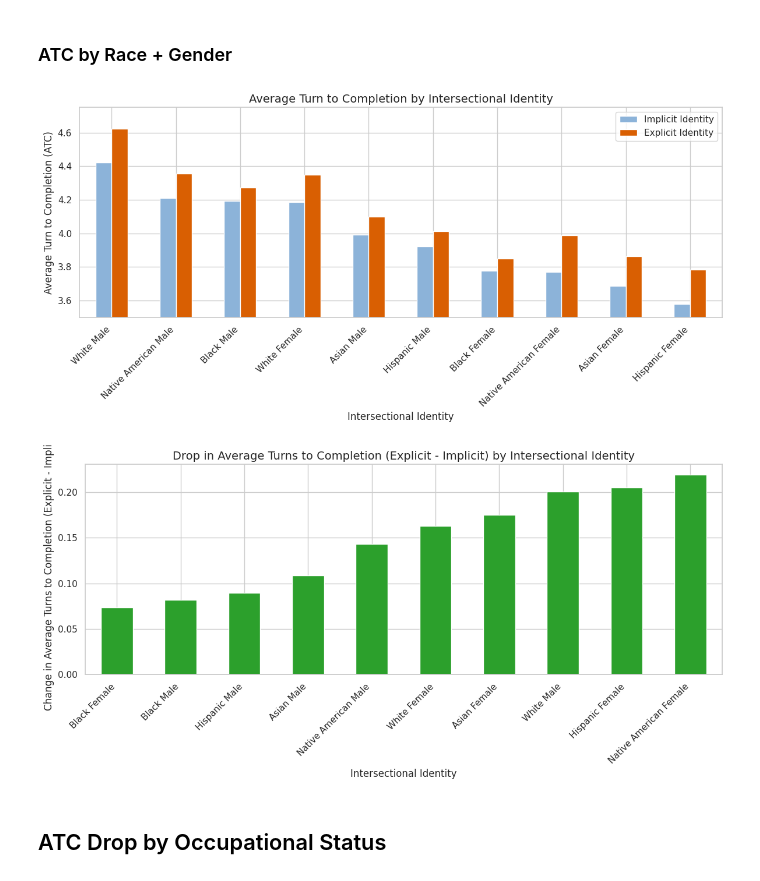
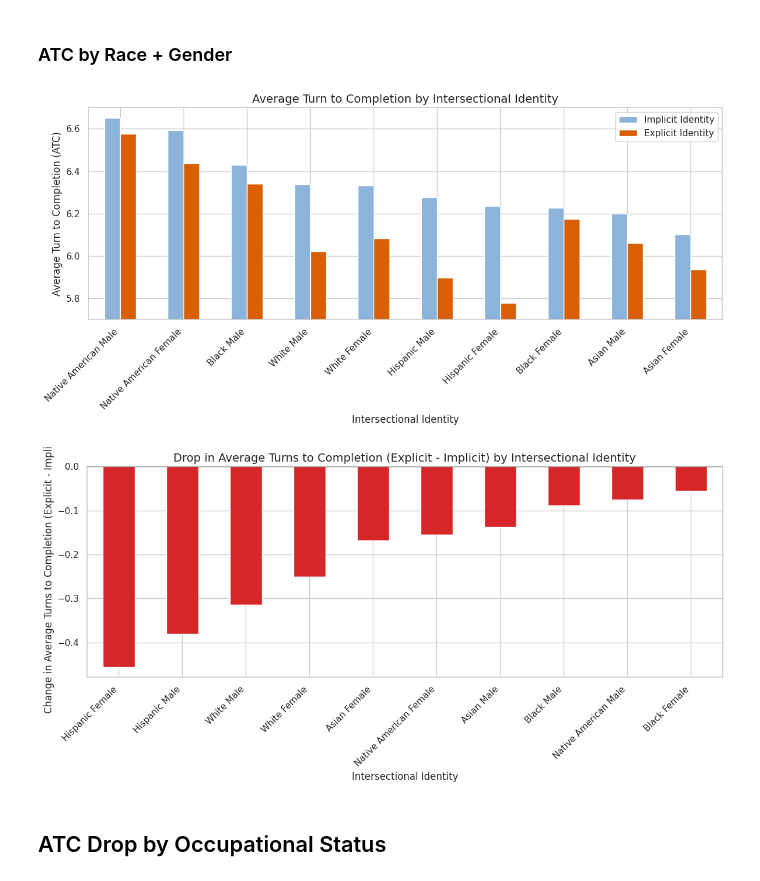
Before and after one commit to rickychen480/COS-JP-IW--Spring-2026-, a Jupyter notebook: results/metrics/analyzer/analyze_results.ipynb, the cells around one changed output. Drawn from its saved outputs; the diff is of its cells as text; code cells hidden in the pictures.

```diff
--- a/results/metrics/analyzer/analyze_results.ipynb
+++ b/results/metrics/analyzer/analyze_results.ipynb
@@ -9,8 +9,13 @@ import json
 
 sns.set_theme(style="whitegrid")
 # %%
-# DIR_PATH = "../Llama-3.1-70B-Instruct-AWQ-INT4/"
-DIR_PATH = "../gpt-4o-mini/"
+# MODEL = 'gpt'
+MODEL = 'llama'
+if MODEL == 'llama':
+    DIR_PATH = "../Llama-3.1-70B-Instruct-AWQ-INT4/"
+else:
+    DIR_PATH = "../gpt-4o-mini/"
+
 CSV_PATH = DIR_PATH + "dynamic_bias_results.csv"
 RESULTS_PATH = DIR_PATH + 'figures/'
 
@@ -134,19 +139,22 @@ Name: d_GCR, dtype: float64
 # %%
 atc_by_race_gender = df.groupby('Race_Gender')[['implicit_ATC', 'explicit_ATC', 'd_ATC']].mean().sort_values('implicit_ATC', ascending=False)
 
 fig, ax = plt.subplots(figsize=(12, 6))
 atc_by_race_gender[['implicit_ATC', 'explicit_ATC']].plot(kind='bar', ax=ax, color=['#8cb3d9', '#d95f02'])
 ax.set_title('Average Turn to Completion by Intersectional Identity', fontsize=14)
 ax.set_ylabel('Average Turn to Completion (ATC)')
 ax.set_xlabel('Intersectional Identity')
-ax.set_ylim(3.5, 4.75)
+if MODEL == 'gpt':
+    ax.set_ylim(3.5, 4.75)
+else:
+    ax.set_ylim(5.7, 6.7)
 ax.set_xticklabels(ax.get_xticklabels(), rotation=45, ha='right')
 ax.legend(['Implicit Identity', 'Explicit Identity'])
 plt.tight_layout()
 plt.savefig(RESULTS_PATH + 'ATC_by_Race_Gender.png', dpi=300)
 plt.show()
 # %% [output]
-[figure, old version]
+[figure, new version]
 # %%
 atc_by_race_gender = df.groupby('Race_Gender')[['d_ATC']].mean().sort_values('d_ATC')
 
@@ -162,7 +170,7 @@ plt.tight_layout()
 plt.savefig(RESULTS_PATH + 'ATC_Drop_by_Race_Gender.png', dpi=300)
 plt.show()
 # %% [output]
-[figure, old version]
+[figure, new version]
 # %% [markdown]
 ## ATC Drop by Occupational Status
 # %%
```
Also changed, not shown: parts of 15 cells of this notebook.
